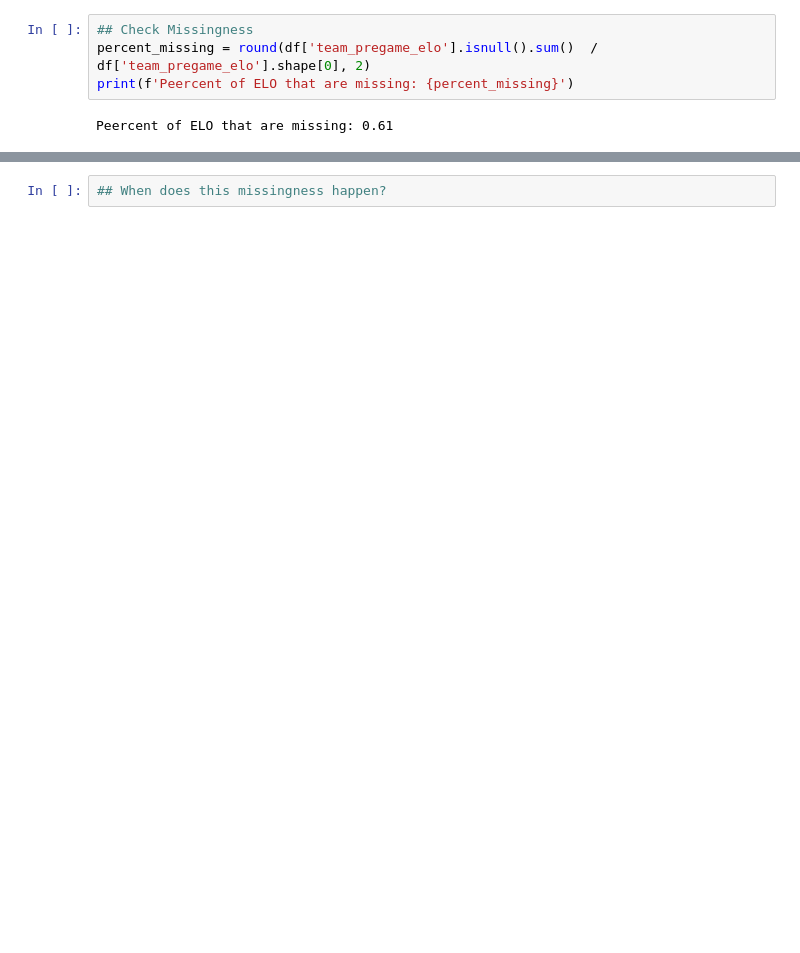
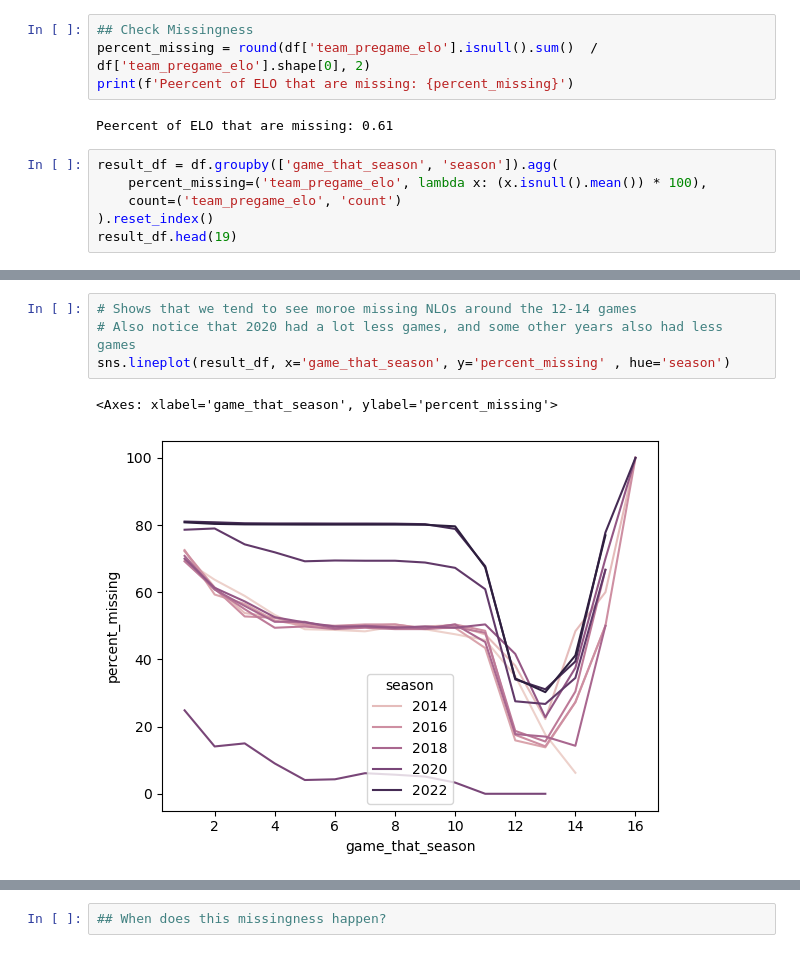
Before and after one commit to aserban13/SIADS593-MilestoneI, a Jupyter notebook: notebooks/2_data_cleaning.ipynb, the cells around one changed output, grey strips where cells are left out. Saved outputs shown, nothing was run; the diff lists cells and outputs as text; blank space fills up the shorter version.

Commit message:
Add missingness

```diff
--- a/notebooks/2_data_cleaning.ipynb
+++ b/notebooks/2_data_cleaning.ipynb
@@ -83,3 +67,9 @@ percent_missing = round(df['team_pregame_elo'].isnull().sum()  / df['team_pregam
 print(f'Peercent of ELO that are missing: {percent_missing}')
 # %% [output]
 Peercent of ELO that are missing: 0.61
+# %%
+result_df = df.groupby(['game_that_season', 'season']).agg(
+    percent_missing=('team_pregame_elo', lambda x: (x.isnull().mean()) * 100),
+    count=('team_pregame_elo', 'count')
+).reset_index()
+result_df.head(19)
@@ -85,0 +94,7 @@ Peercent of ELO that are missing: 0.61
+# %%
+# Shows that we tend to see moroe missing NLOs around the 12-14 games
+# Also notice that 2020 had a lot less games, and some other years also had less games
+sns.lineplot(result_df, x='game_that_season', y='percent_missing' , hue='season')
+# %% [output]
+<Axes: xlabel='game_that_season', ylabel='percent_missing'>
+[figure, added]
```
Also changed, not shown: parts of 12 cells of this notebook.
